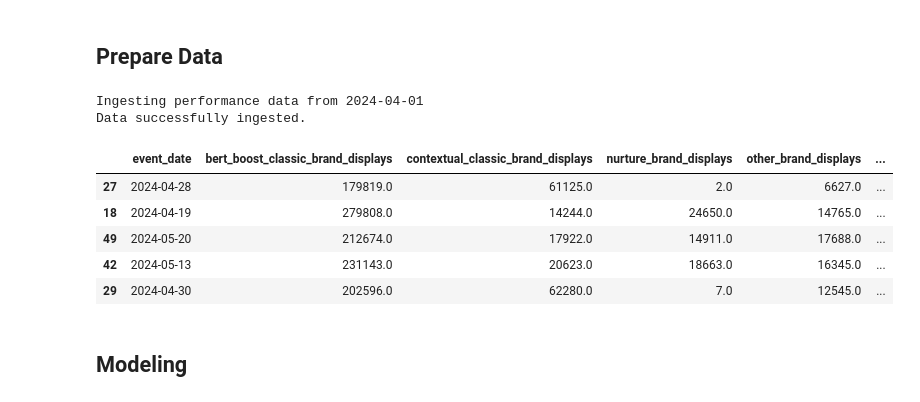
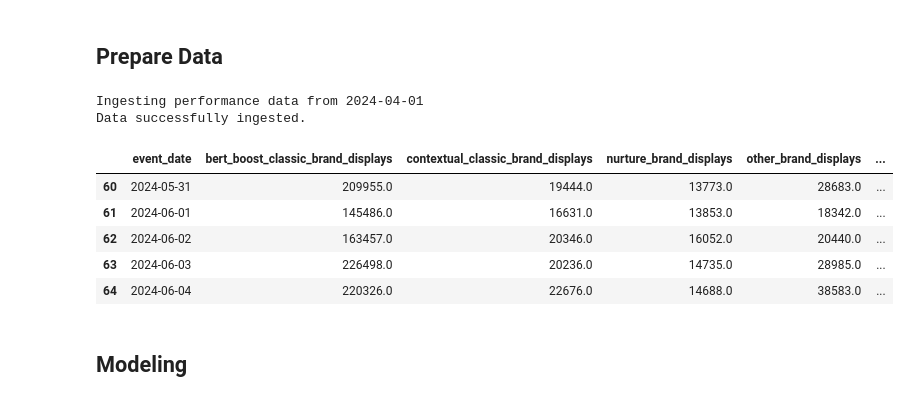
Before and after one commit to co-op-commerce-inc/datascience, a Jupyter notebook: terminator/leading_indicator/model_v2.ipynb, the cells around one changed output. Saved outputs shown, nothing was run; the diff lists cells and outputs as text; code cells hidden in the pictures.

```diff
--- a/terminator/leading_indicator/model_v2.ipynb
+++ b/terminator/leading_indicator/model_v2.ipynb
@@ -273,14 +40,14 @@ def ingest_clean_data(connection, start_date = '2024-04-01'):
 # %%
 df = ingest_clean_data(connection)
-df.sample(5)
+df.tail(5)
 # %% [output]
 Ingesting performance data from 2024-04-01
 Data successfully ingested.
 |  | event_date | bert_boost_classic_brand_displays | contextual_classic_brand_displays | nurture_brand_displays | other_brand_displays | ... |
-| 27 | 2024-04-28 | 179819.0 | 61125.0 | 2.0 | 6627.0 | ... |
-| 18 | 2024-04-19 | 279808.0 | 14244.0 | 24650.0 | 14765.0 | ... |
-| 49 | 2024-05-20 | 212674.0 | 17922.0 | 14911.0 | 17688.0 | ... |
-| 42 | 2024-05-13 | 231143.0 | 20623.0 | 18663.0 | 16345.0 | ... |
-| 29 | 2024-04-30 | 202596.0 | 62280.0 | 7.0 | 12545.0 | ... |
+| 60 | 2024-05-31 | 209955.0 | 19444.0 | 13773.0 | 28683.0 | ... |
+| 61 | 2024-06-01 | 145486.0 | 16631.0 | 13853.0 | 18342.0 | ... |
+| 62 | 2024-06-02 | 163457.0 | 20346.0 | 16052.0 | 20440.0 | ... |
+| 63 | 2024-06-03 | 226498.0 | 20236.0 | 14735.0 | 28985.0 | ... |
+| 64 | 2024-06-04 | 220326.0 | 22676.0 | 14688.0 | 38583.0 | ... |
 # %% [markdown]
 ## Modeling
```
Also changed, not shown: parts of 20 cells of this notebook, 10 other files.
